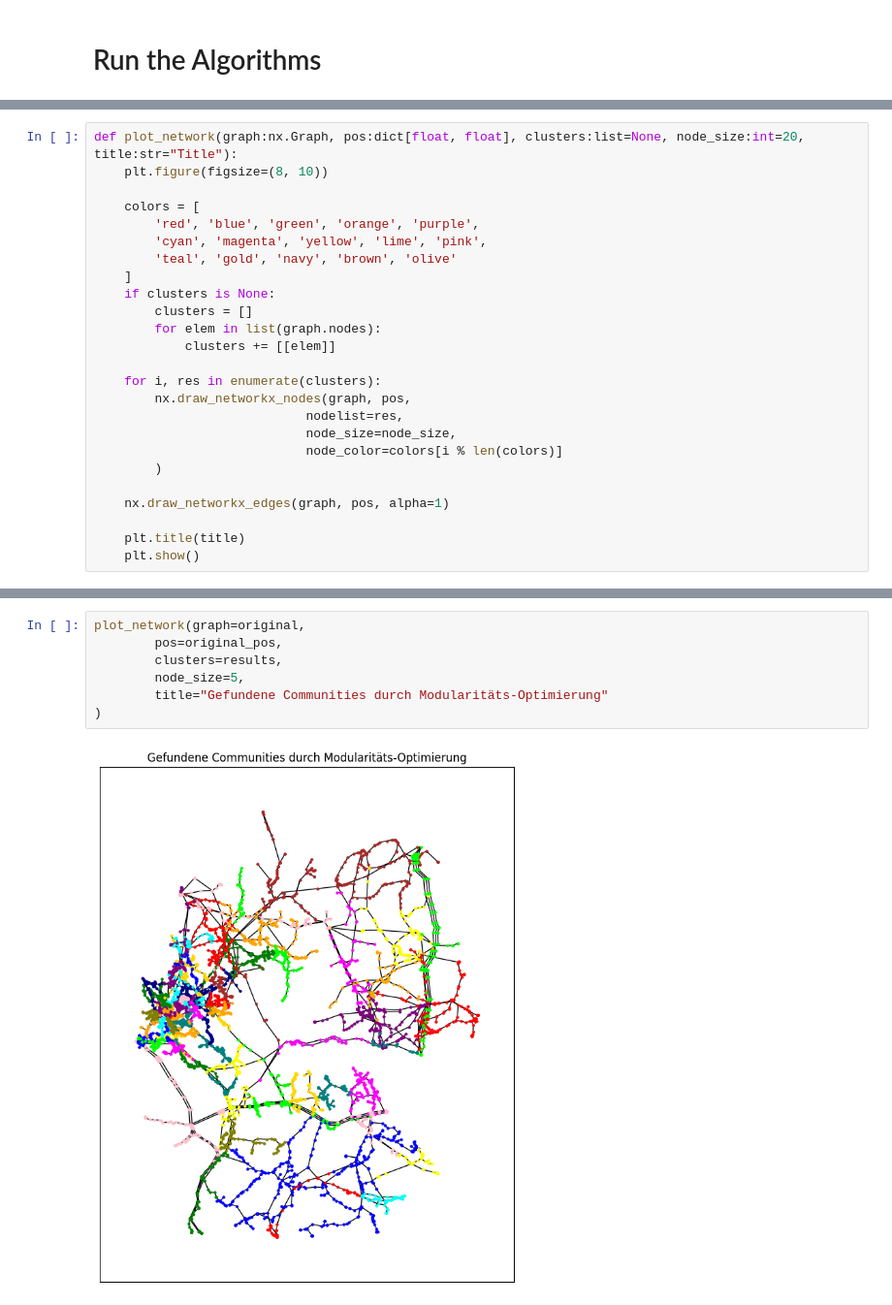
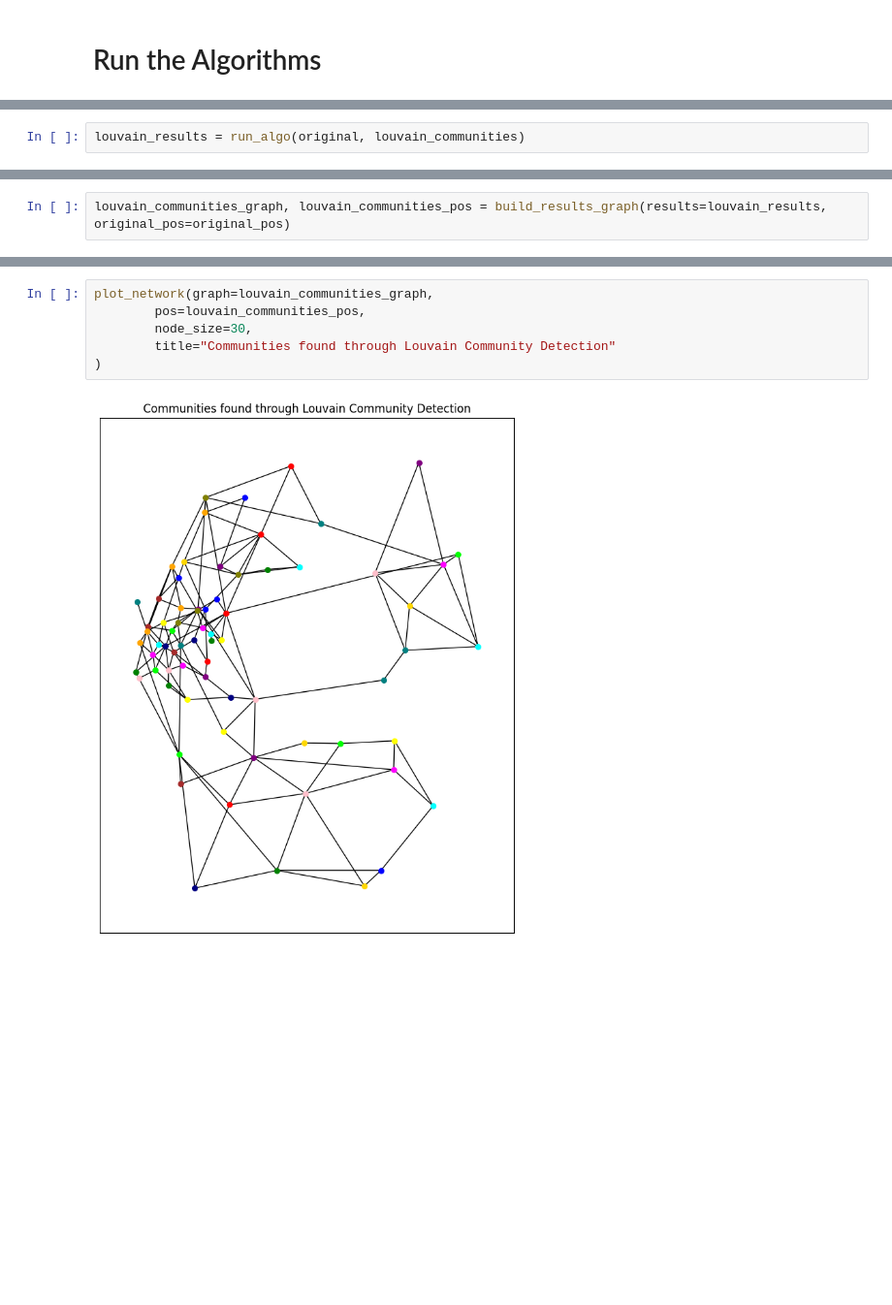
Before and after one commit to hugoschwabe/bachelor-thesis, a Jupyter notebook: benchmark.ipynb, the cells around one changed output, grey strips where cells are left out. Shown at 97% size. Drawn from its saved outputs; the diff is of its cells as text; blank space fills up the shorter version.

```diff
--- a/benchmark.ipynb
+++ b/benchmark.ipynb
@@ -179,25 +76,0 @@ def run_algo(graph:nx.Graph) -> list[frozenset]:
-# %%
-def plot_network(graph:nx.Graph, pos:dict[float, float], clusters:list=None, node_size:int=20, title:str="Title"):
-    plt.figure(figsize=(8, 10))
-
-    colors = [
-        'red', 'blue', 'green', 'orange', 'purple',
-        'cyan', 'magenta', 'yellow', 'lime', 'pink',
-        'teal', 'gold', 'navy', 'brown', 'olive'
-    ]
-    if clusters is None:
-        clusters = []
-        for elem in list(graph.nodes):
-            clusters += [[elem]]
-
-    for i, res in enumerate(clusters):
-        nx.draw_networkx_nodes(graph, pos,
-                            nodelist=res,
-                            node_size=node_size,
-                            node_color=colors[i % len(colors)]
-        )
-
-    nx.draw_networkx_edges(graph, pos, alpha=1)
-
-    plt.title(title)
-    plt.show()
@@ -275,0 +88,2 @@ simplified.add_edges_from(edges_converter.to_numpy())
+# %%
+louvain_results = run_algo(original, louvain_communities)
@@ -275,0 +93,2 @@ simplified.add_edges_from(edges_converter.to_numpy())
+# %%
+louvain_communities_graph, louvain_communities_pos = build_results_graph(results=louvain_results, original_pos=original_pos)
@@ -276,10 +103,9 @@ simplified.add_edges_from(edges_converter.to_numpy())
 # %%
-plot_network(graph=original,
-		pos=original_pos,
-		clusters=results,
-		node_size=5,
-		title="Gefundene Communities durch Modularitäts-Optimierung"
+plot_network(graph=louvain_communities_graph,
+		pos=louvain_communities_pos,
+		node_size=30,
+		title="Communities found through Louvain Community Detection"
 )
 # %% [output]
-[figure, old version]
+[figure, new version]
 # %%
```
Also changed, not shown: parts of 22 cells of this notebook, 2 other files.
